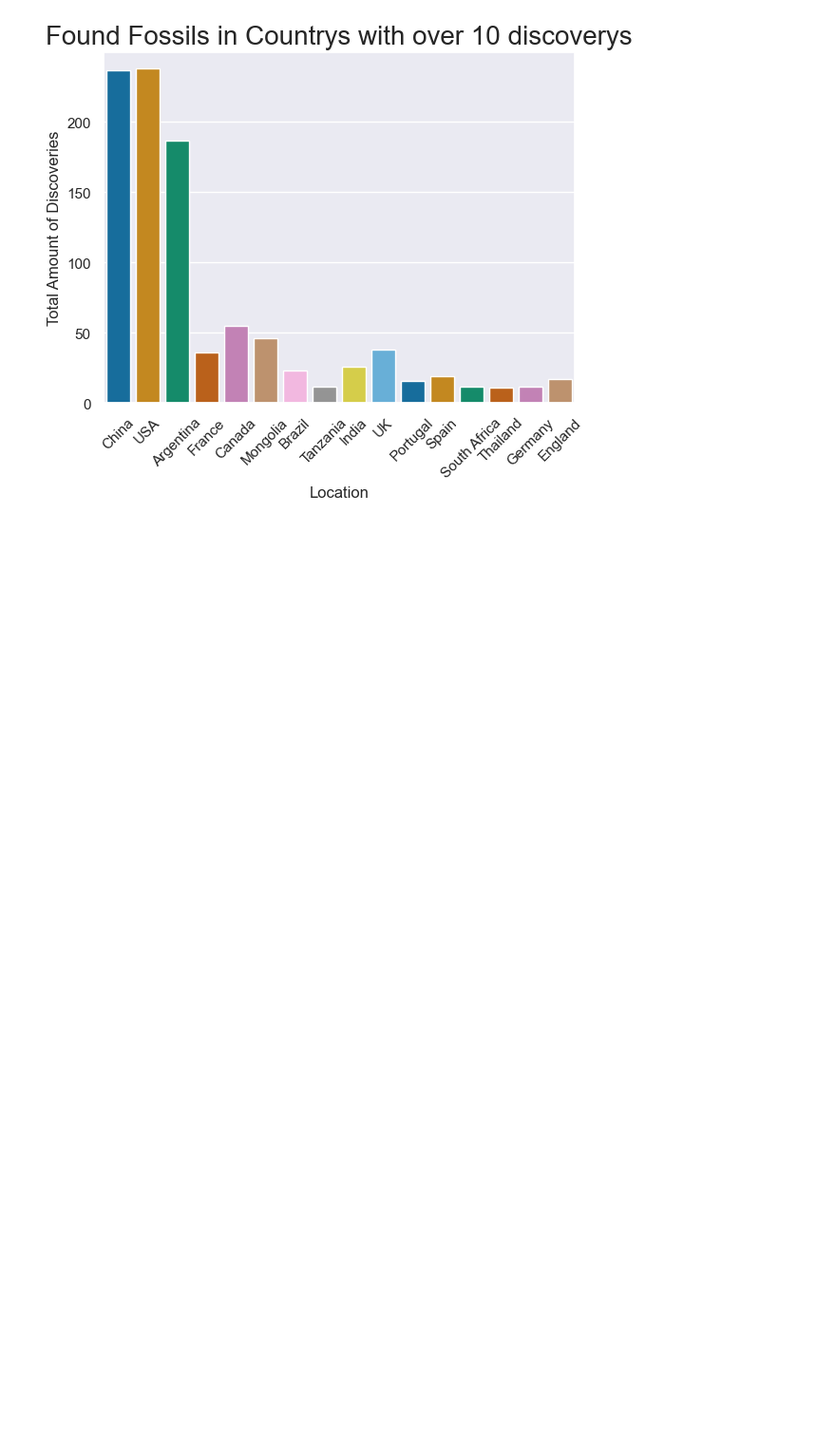
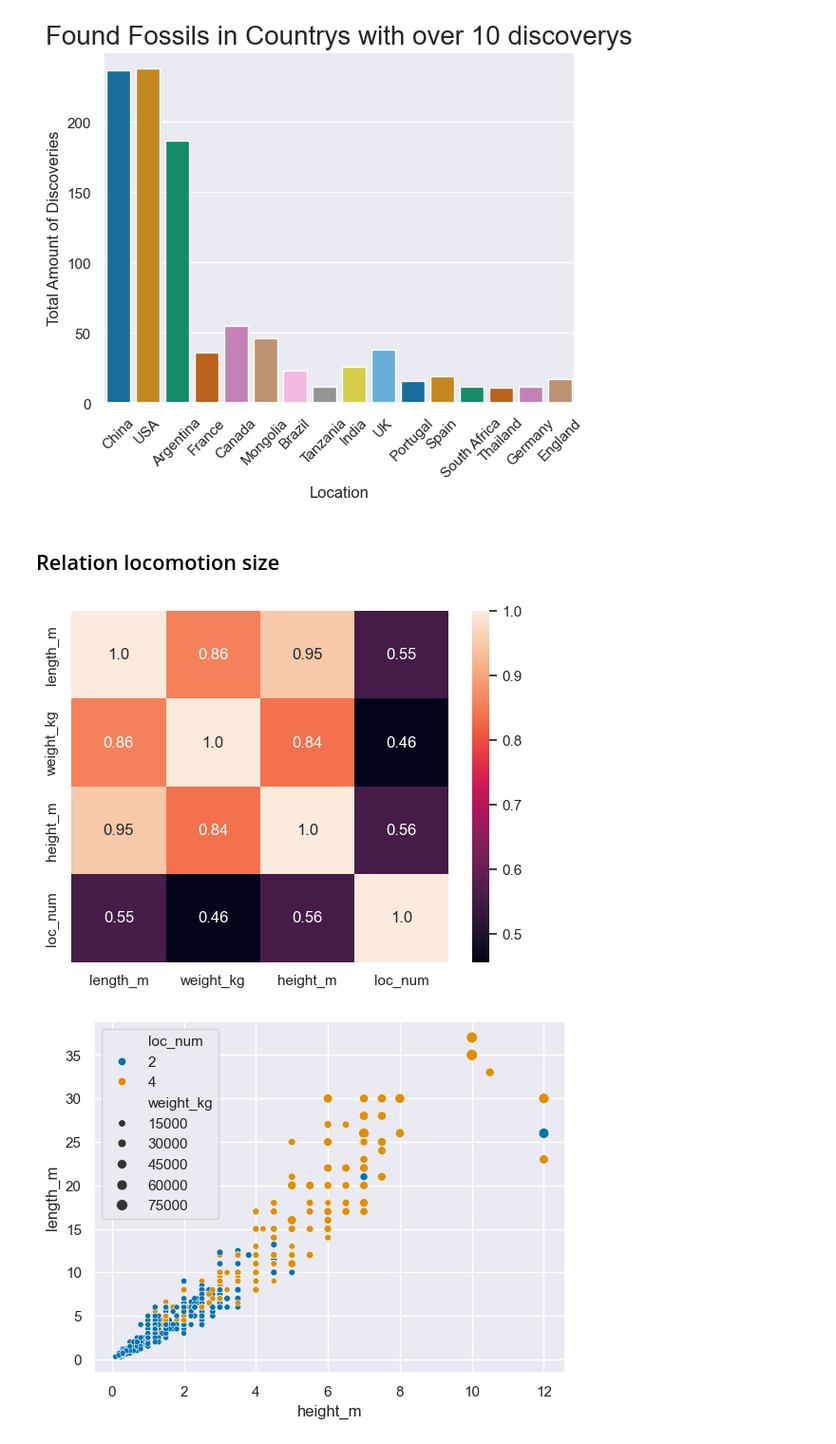
Before and after one commit to korayyildirim/DataAnalysisProjects, a Jupyter notebook: dinosaurEDA.ipynb, the cells around one changed output. Shown: that part at 95% size. Cells and saved outputs as stored; diff of their text form; code cells hidden in the pictures; blank space fills up the shorter version.

```diff
--- a/dinosaurEDA.ipynb
+++ b/dinosaurEDA.ipynb
@@ -159,0 +160,5 @@ df2[dinosaur_df["scientific_name"]=="sadda"]
+# %%
+dinosaur_df=dinosaur_df.drop(dinosaur_df[dinosaur_df["scientific_name"].isin(["Zupaysaurus","Zuolong"])].index,axis=0).copy()
+dinosaur_df[dinosaur_df["scientific_name"]=="Zupaysaurus"]
+#dinosaur_df.head()
+#removed succesfully
@@ -203,3 +210,18 @@ plt.xticks(rotation=45)
 plt.show()
 # %% [output]
 [figure]
+# %% [markdown]
+## Relation locomotion size
+# %%
+#dinosaur_df["locomotion"].value_counts()
+dino_filtered = dinosaur_df[dinosaur_df["locomotion"].isin(["Bipedal","Quadrupedal"])].copy()
+dino_filtered["loc_num"] = dino_filtered["locomotion"].map({"Bipedal": 2,"Quadrupedal":4})
+# %%
+#numeric_columns=dino_filtered.select_dtypes(include=np.number)
+sns.heatmap(dino_filtered[["length_m","weight_kg","height_m","loc_num"]].corr(),annot=True,fmt=".2")
+plt.show()
+sns.scatterplot(data=dino_filtered,x="height_m",y="length_m",hue="loc_num",palette="colorblind",size="weight_kg")
+plt.show()
+# %% [output]
+[figure, added]
+[figure, added]
```
Also changed, not shown: parts of 6 cells of this notebook.
